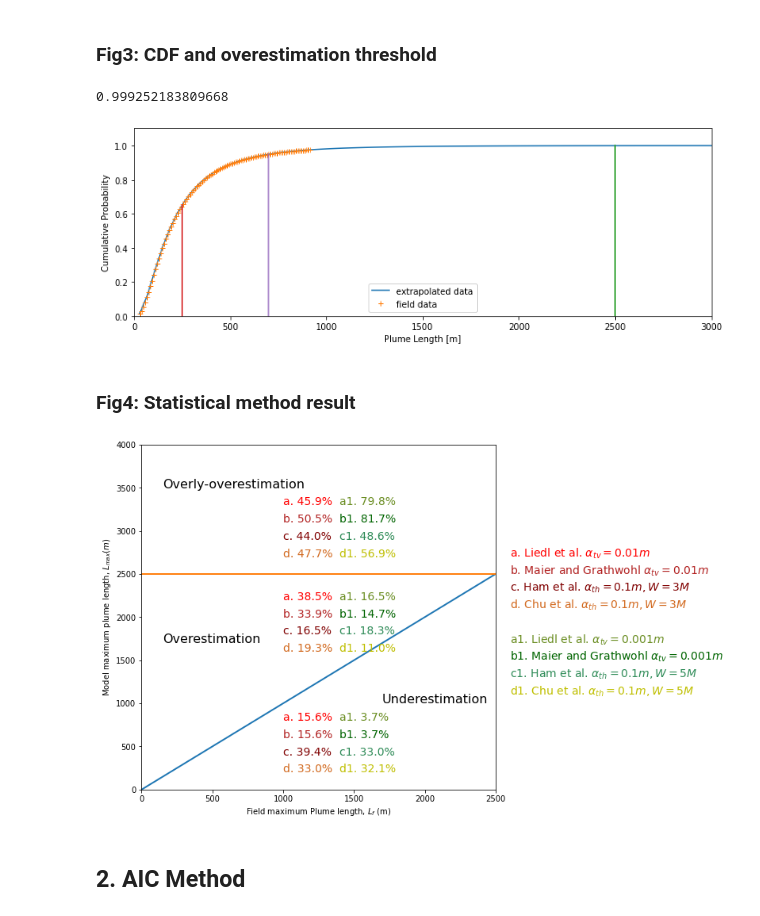
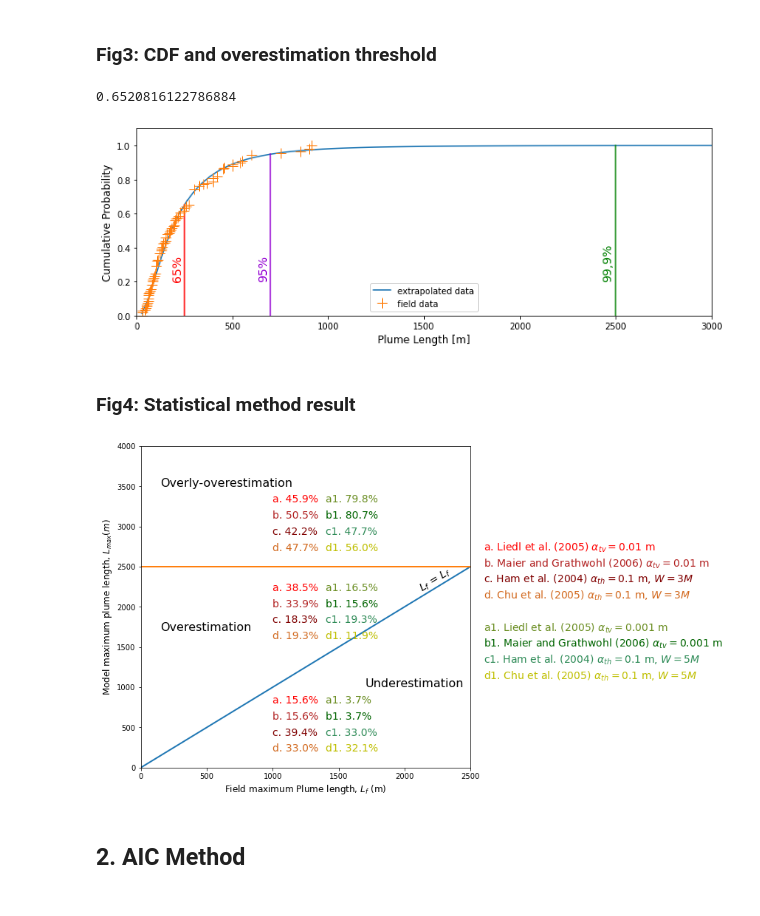
Before and after one commit to prabhasyadav/MS_Decision, a Jupyter notebook: MS_Decision.ipynb, the cells around one changed output. Cells and saved outputs as stored; diff of their text form; code cells hidden in the pictures.

```diff
--- a/MS_Decision.ipynb
+++ b/MS_Decision.ipynb
@@ -267,10 +292,9 @@ df
 # Fig 3
 scatter,location,mean = stats.lognorm.fit(y,floc=0)
 x = np.linspace(y.min()-2,y.max()+3000,100)
-x2= np.linspace(y.min(),y.max(),100)
 pdf = stats.lognorm.pdf(x,scatter,location,mean)
 cdf=stats.lognorm.cdf(x, scatter, location, mean) # extrapolated
-cdf2=stats.lognorm.cdf(x2, scatter, location, mean) # data
+
 
 cdf2500=stats.lognorm.cdf(2500, scatter, location, mean) #
 cdf250=stats.lognorm.cdf(250, scatter, location, mean)
@@ -286,20 +310,26 @@ x700=np.linspace(700, 700, 100)
 
 plt.figure(figsize=(12, 4))
 plt.plot(x, cdf, label = "extrapolated data")
-plt.plot(x2, cdf2, "+", label= "field data")
-plt.plot(x2500,y2500)
+plt.plot(x2500,y2500, 'green')
 plt.legend()
-plt.plot(x250, y250)
-plt.plot(x700, y700)
+plt.plot(x250, y250, 'red')
+plt.plot(x700, y700, 'darkviolet')
+plot_ecdf(y)
 plt.xlim([0, 3000])
 plt.ylim([0,1.1])
-plt.xlabel("Plume Length [m]")
-plt.ylabel("Cumulative Probability")
+plt.xlabel("Plume Length [m]", fontsize=12)
+plt.ylabel("Cumulative Probability", fontsize=12)
+
+plt.annotate('99,9%', color='green', fontsize=14, xy=(2430,0.2), rotation=90, va='bottom', ha='left')
+plt.annotate('95%', color='darkviolet', fontsize=14, xy=(630,0.2), rotation=90, va='bottom', ha='left')
+plt.annotate('65%', color='red', fontsize=14, xy=(185,0.2), rotation=90, va='bottom', ha='left')
+
 plt.savefig("fig3.pdf", dpi=300)
-print(cdf2500)
+plt.savefig("fig3.png", dpi=300)
+print(cdf250)
 # %% [output]
-0.999252183809668
+0.6520816122786884
-[figure, old version]
+[figure, new version]
 # %% [markdown]
 ### Fig4: Statistical method result
 # %%
@@ -322,60 +352,69 @@ h1=1000
 v1=3300
 plt.text(h1, v1, "a. 45.9%", {'color': 'r', 'fontsize': 14})
 plt.text(h1, v1-200, "b. 50.5%", {'color': 'firebrick', 'fontsize': 14})
-plt.text(h1, v1-400, "c. 44.0%", {'color': 'maroon', 'fontsize': 14})
+plt.text(h1, v1-400, "c. 42.2%", {'color': 'maroon', 'fontsize': 14})
 plt.text(h1, v1-600, "d. 47.7%", {'color': 'chocolate', 'fontsize': 14})
 
 h2=1400
 v2=3300
 plt.text(h2, v2, "a1. 79.8%", {'color': 'olivedrab', 'fontsize': 14})
-plt.text(h2, v2-200, "b1. 81.7%", {'color': 'darkgreen', 'fontsize': 14})
-plt.text(h2, v2-400, "c1. 48.6%", {'color': 'seagreen', 'fontsize': 14})
-plt.text(h2, v2-600, "d1. 56.9%", {'color': 'y', 'fontsize': 14})
+plt.text(h2, v2-200, "b1. 80.7%", {'color': 'darkgreen', 'fontsize': 14})
+plt.text(h2, v2-400, "c1. 47.7%", {'color': 'seagreen', 'fontsize': 14})
+plt.text(h2, v2-600, "d1. 56.0%", {'color': 'y', 'fontsize': 14})
 
 # Acceptable Range
 h3=1000
 v3=2200
 plt.text(h3, v3, "a. 38.5%", {'color': 'r', 'fontsize': 14})
 plt.text(h3, v3-200, "b. 33.9%", {'color': 'firebrick', 'fontsize': 14})
-plt.text(h3, v3-400, "c. 16.5%", {'color': 'maroon', 'fontsize': 14})
+plt.text(h3, v3-400, "c. 18.3%", {'color': 'maroon', 'fontsize': 14})
 plt.text(h3, v3-600, "d. 19.3%", {'color': 'chocolate', 'fontsize': 14})
 
 h4=1400
 v4=2200
 plt.text(h4, v4, "a1. 16.5%", {'color': 'olivedrab', 'fontsize': 14})
-plt.text(h4, v4-200, "b1. 14.7%", {'color': 'darkgreen', 'fontsize': 14})
-plt.text(h4, v4-400, "c1. 18.3%", {'color': 'seagreen', 'fontsize': 14})
-plt.text(h4, v4-600, "d1. 11.0%", {'color': 'y', 'fontsize': 14})
+plt.text(h4, v4-200, "b1. 15.6%", {'color': 'darkgreen', 'fontsize': 14})
+plt.text(h4, v4-400, "c1. 19.3%", {'color': 'seagreen', 'fontsize': 14})
+plt.text(h4, v4-600, "d1. 11.9%", {'color': 'y', 'fontsize': 14})
 
 #Underestimation
 h5=1000
 v5=800
 plt.text(h5, v5, "a. 15.6%", {'color': 'r', 'fontsize': 14})
 plt.text(h5, v5-200, "b. 15.6%", {'color': 'firebrick', 'fontsize': 14})
 plt.text(h5, v5-400, "c. 39.4%", {'color': 'maroon', 'fontsize': 14})
 plt.text(h5, v5-600, "d. 33.0%", {'color': 'chocolate', 'fontsize': 14})
 
 h6=1400
 v6=800
 plt.text(h6, v6, "a1. 3.7%", {'color': 'olivedrab', 'fontsize': 14})
 plt.text(h6, v6-200, "b1. 3.7%", {'color': 'darkgreen', 'fontsize': 14})
 plt.text(h6, v6-400, "c1. 33.0%", {'color': 'seagreen', 'fontsize': 14})
 plt.text(h6, v6-600, "d1. 32.1%", {'color': 'y', 'fontsize': 14})
 
-plt.text(2600, 2700, "a. Liedl et al. $\u03B1_{tv}=0.01m $", {'color': 'r', 'fontsize': 14})
-plt.text(2600, 2500, "b. Maier and Grathwohl $\u03B1_{tv}=0.01m $", {'color': 'firebrick', 'fontsize': 14})
-plt.text(2600, 2300, "c. Ham et al. $\u03B1_{th}=0.1m, W=3M $", {'color': 'maroon', 'fontsize': 14})
-plt.text(2600, 2100, "d. Chu et al. $\u03B1_{th}=0.1m, W=3M $", {'color': 'chocolate', 'fontsize': 14})
+plt.text(2600, 2700, "a. Liedl et al. (2005) $\u03B1_{tv}=0.01$ m", {'color': 'r', 'fontsize': 14})
+plt.text(2600, 2500, "b. Maier and Grathwohl (2006) $\u03B1_{tv}=0.01$ m", {'color': 'firebrick', 'fontsize': 14})
+plt.text(2600, 2300, "c. Ham et al. (2004) $\u03B1_{th}=0.1$ m, $W=3M$", {'color': 'maroon', 'fontsize': 14})
+plt.text(2600, 2100, "d. Chu et al. (2005) $\u03B1_{th}=0.1$ m, $W=3M$", {'color': 'chocolate', 'fontsize': 14})
 
-plt.text(2600, 1700, "a1. Liedl et al. $\u03B1_{tv}=0.001m $", {'color': 'olivedrab', 'fontsize': 14})
-plt.text(2600, 1500, "b1. Maier and Grathwohl $\u03B1_{tv}=0.001m $", {'color': 'darkgreen', 'fontsize': 14})
-plt.text(2600, 1300, "c1. Ham et al. $\u03B1_{th}=0.1m, W=5M $", {'color': 'seagreen', 'fontsize': 14})
-plt.text(2600, 1100, "d1. Chu et al. $\u03B1_{th}=0.1m, W=5M $", {'color': 'y', 'fontsize': 14})
-plt.xlabel("Field maximum Plume length, $L_f$ (m)")
-plt.ylabel("Model maximum plume length, $L_{max} (m)$")
+plt.text(2600, 1700, "a1. Liedl et al. (2005) $\u03B1_{tv}=0.001$ m", {'color': 'olivedrab', 'fontsize': 14})
+plt.text(2600, 1500, "b1. Maier and Grathwohl (2006) $\u03B1_{tv}=0.001$ m", {'color': 'darkgreen', 'fontsize': 14})
+plt.text(2600, 1300, "c1. Ham et al. (2004) $\u03B1_{th}=0.1$ m, $W=5M$", {'color': 'seagreen', 'fontsize': 14})
+plt.text(2600, 1100, "d1. Chu et al. (2005) $\u03B1_{th}=0.1$ m, $W=5M$", {'color': 'y', 'fontsize': 14})
+plt.xlabel("Field maximum Plume length, $L_f$ (m)", fontsize=12)
+plt.ylabel("Model maximum plume length, $L_{max} (m)$", fontsize=12)
+
+plt.annotate('$L_f$ = $L_f$', fontsize=14,
+             xy=(2100, 2150),
+             rotation=32,
+             va='bottom',
+             ha='left',
+            )
+
 plt.savefig("fig4.pdf", dpi= 300, bbox_inches="tight")
+plt.savefig("fig4.png", dpi= 300, bbox_inches="tight")
 # %% [output]
-[figure, old version]
+[figure, new version]
 # %% [markdown]
 ## **2. AIC Method**
 # %%
```
Also changed, not shown: parts of 30 cells of this notebook, 2 other files.
